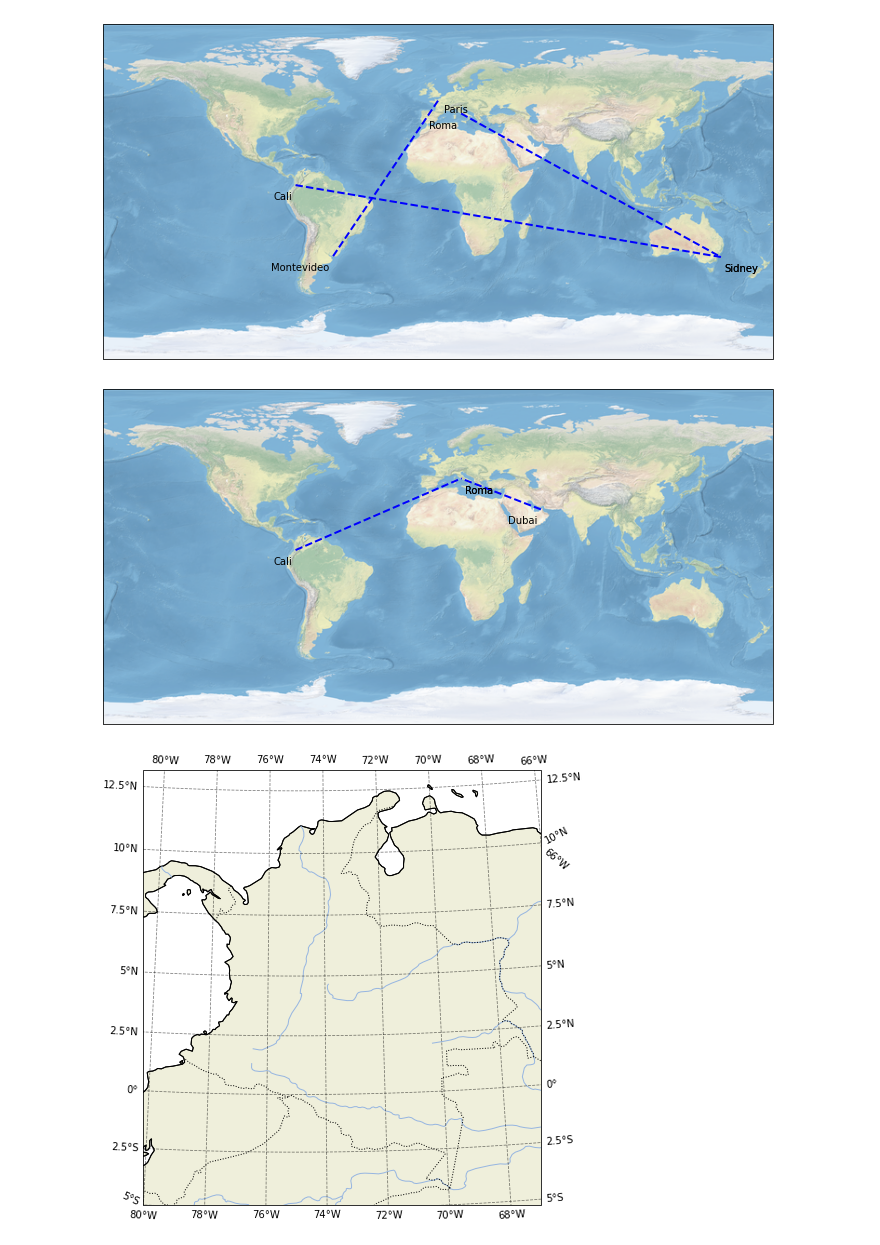
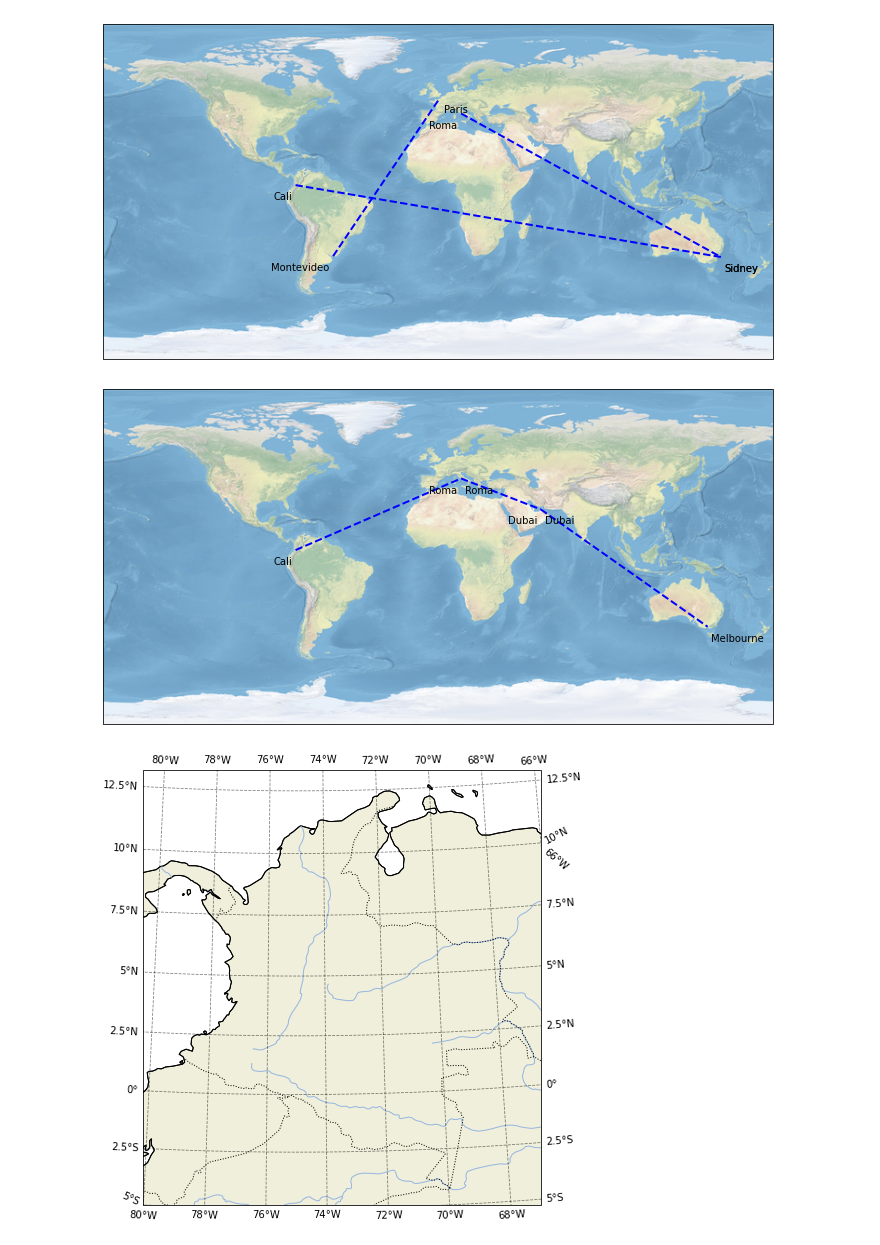
Before and after one commit to MaCamila26/Notebooks, a Jupyter notebook: 05_Mapas.ipynb, the cells around one changed output. Cells and saved outputs as stored; diff of their text form; code cells hidden in the pictures.

```diff
--- a/05_Mapas.ipynb
+++ b/05_Mapas.ipynb
@@ -112,6 +112,7 @@ ax.stock_img()
 cali = 3.39, -76.59, "Cali" # latitud, longitud, nombre
 roma = 41.90, 12.39, "Roma"
 dubai = 25.26, 55.30, "Dubai"
+melbourne = -37.81, 144.96, "Melbourne"
 
 #plt.plot([cali_lon, roma_lon], [cali_lat, roma_lat],
         # color = 'blue', linewidth = 2, linestyle = '--',
@@ -124,35 +125,36 @@ def vuelo(cdd1, cdd2, color='blue', align='right'):
              transform = ccrs.PlateCarree())
     plt.text(cdd1[1] - 2, cdd1[0] - 8, cdd1[2],
              horizontalalignment = align,
              transform = ccrs.PlateCarree())
     plt.text(cdd2[1] + 2, cdd2[0] - 8, cdd2[2],
              horizontalalignment = 'left',
              transform = ccrs.Geodetic())
 
 #plt.plot([cali_lon, roma_lon], [cali_lat, roma_lat],
        #  color = 'red', linewidth = 2, marker = 'o',
         # transform = ccrs.Geodetic(),
         # )
 
 #plt.plot([cali_lon, dubai_lon], [cali_lat, dubai_lat],
       #   color = 'blue', linewidth = 2, linestyle = '--',
         # transform = ccrs.PlateCarree(),
         # )
 
 #plt.text(cali_lon - 2, cali_lat - 8, 'Cali',
        #  horizontalalignment = 'right',
         # transform = ccrs.Geodetic())
 
 #plt.text(roma_lon + 2, roma_lat - 8, 'Roma',
          #horizontalalignment = 'left',
          #transform = ccrs.Geodetic())
 
 vuelo(cali, roma)
-vuelo(dubai, roma)
+vuelo(roma, dubai)
+vuelo(dubai, melbourne)
 
 plt.show()
 # %% [output]
-[figure, old version]
+[figure, new version]
 # %%
 plt.figure(figsize = (10, 8))
 ax = plt.axes(projection = ccrs.AlbersEqualArea(-75, 7.5))
```
Also changed, not shown: 2 other files.
